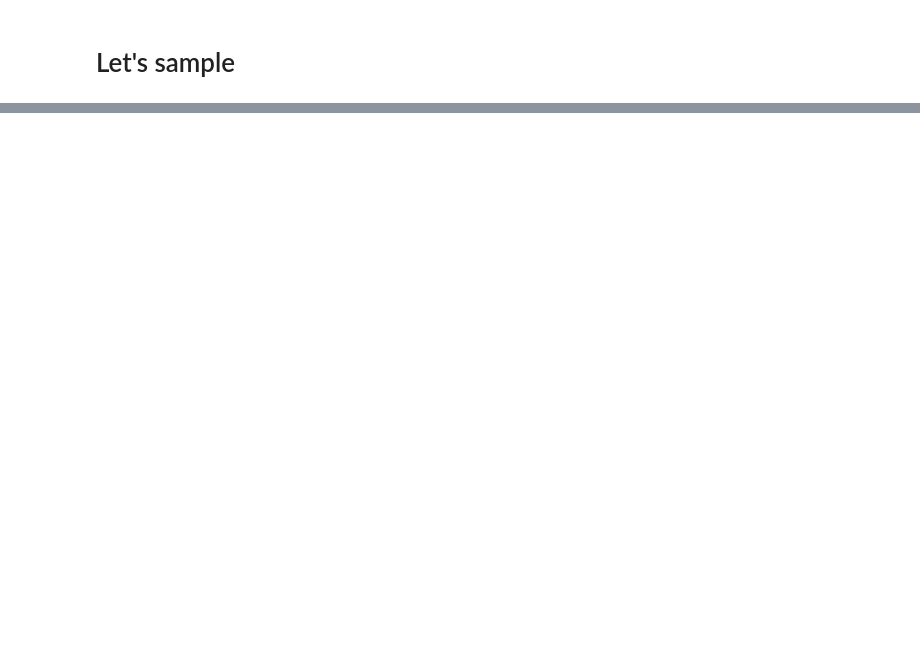
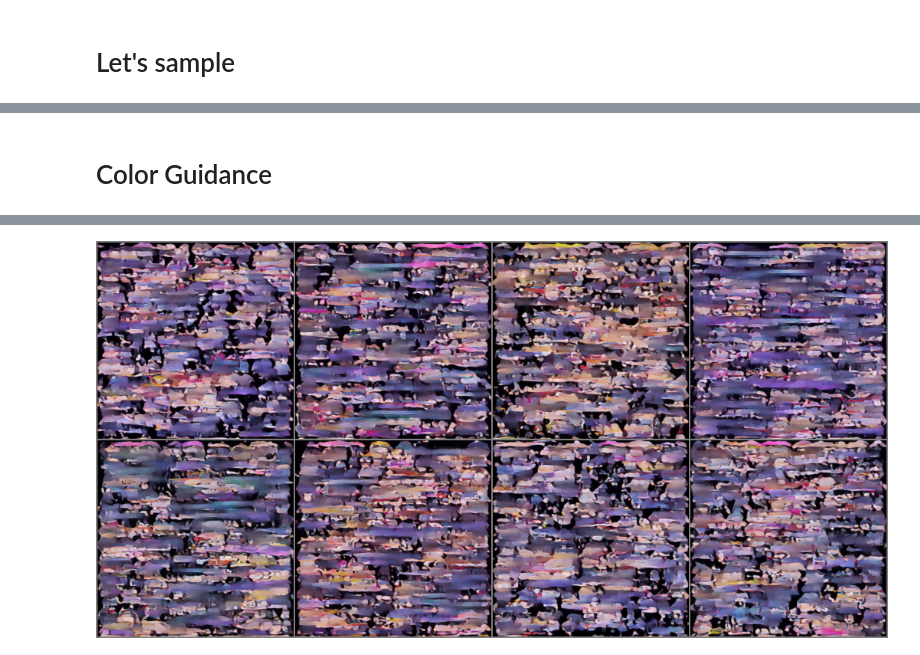
Before and after one commit to leffff/south-park-character-generation, a Jupyter notebook: models/hf_pipelines_diffusion.ipynb, the cells around one changed output, grey strips where cells are left out. Saved outputs shown, nothing was run; the diff lists cells and outputs as text; code cells hidden in the pictures; blank space fills up the shorter version.

```diff
--- a/models/hf_pipelines_diffusion.ipynb
+++ b/models/hf_pipelines_diffusion.ipynb
@@ -214,0 +294,57 @@ plt.imshow(pipeline_output.images[0])
+# %% [markdown]
+# Color Guidance
+# %%
+def color_loss(images, target_color=(0.1, 0.9, 0.1)):
+    """Given a target color (R, G, B) return a loss for how far away on average
+    the images' pixels are from that color. Defaults to a light teal: (0.1, 0.9, 0.5)"""
+    target = (
+        torch.tensor(target_color).to(images.device) * 2 - 1
+    )  # Map target color to (-1, 1)
+    target = target[
+        None, :, None, None
+    ]  # Get shape right to work with the images (b, c, h, w)
+    error = torch.abs(
+        images - target
+    ).mean()  # Mean absolute difference between the image pixels and the target color
+    return error
+# %%
+noise_scheduler.set_timesteps(num_inference_steps=40)
+
+guidance_loss_scale = 40  # Explore changing this to 5, or 100
+
+x = torch.randn(8, 3, 256, 256).to(device)
+
+for i, t in tqdm(enumerate(noise_scheduler.timesteps)):
+
+    # Prepare the model input
+    model_input = noise_scheduler.scale_model_input(x, t)
+
+    # predict the noise residual
+    with torch.no_grad():
+        noise_pred = image_pipe.unet(model_input, t)["sample"]
+
+    # Set x.requires_grad to True
+    x = x.detach().requires_grad_()
+
+    # Get the predicted x0
+    x0 = noise_scheduler.step(noise_pred, t, x).pred_original_sample
+
+    # Calculate loss
+    loss = color_loss(x0) * guidance_loss_scale
+    if i % 2 == 0:
+        print(i, "loss:", loss.item())
+
+    # Get gradient
+    cond_grad = -torch.autograd.grad(loss, x)[0]
+
+    # Modify x based on this gradient
+    x = x.detach() + cond_grad
+
+    # Now step with scheduler
+    x = noise_scheduler.step(noise_pred, t, x).prev_sample
+
+# View the output
+grid = torchvision.utils.make_grid(x, nrow=4)
+im = grid.permute(1, 2, 0).cpu().clip(-1, 1) * 0.5 + 0.5
+Image.fromarray(np.array(im * 255).astype(np.uint8))
+# %% [output]
@@ -214,0 +371 @@ plt.imshow(pipeline_output.images[0])
+[figure, added]
```
Also changed, not shown: parts of 12 cells of this notebook, 2 other files.
